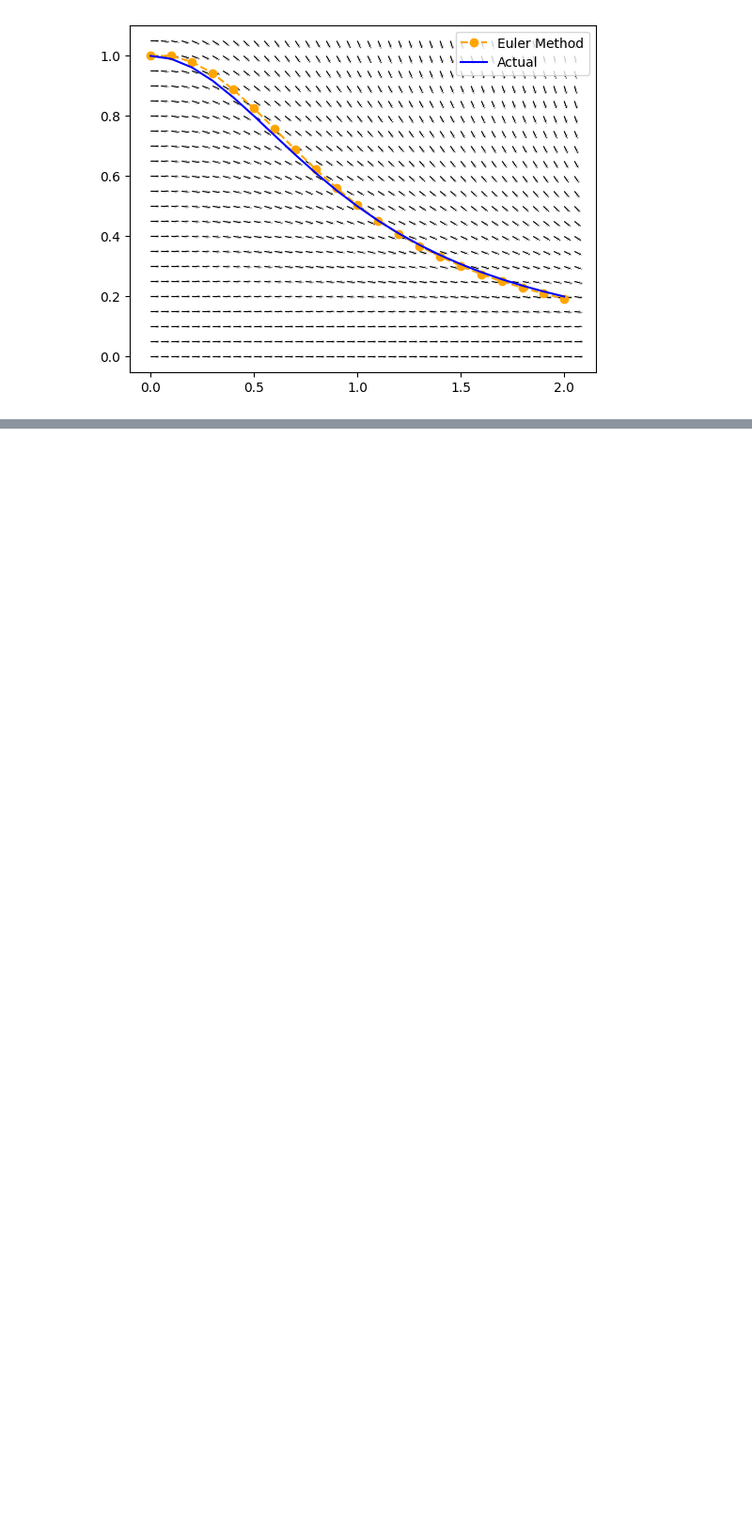
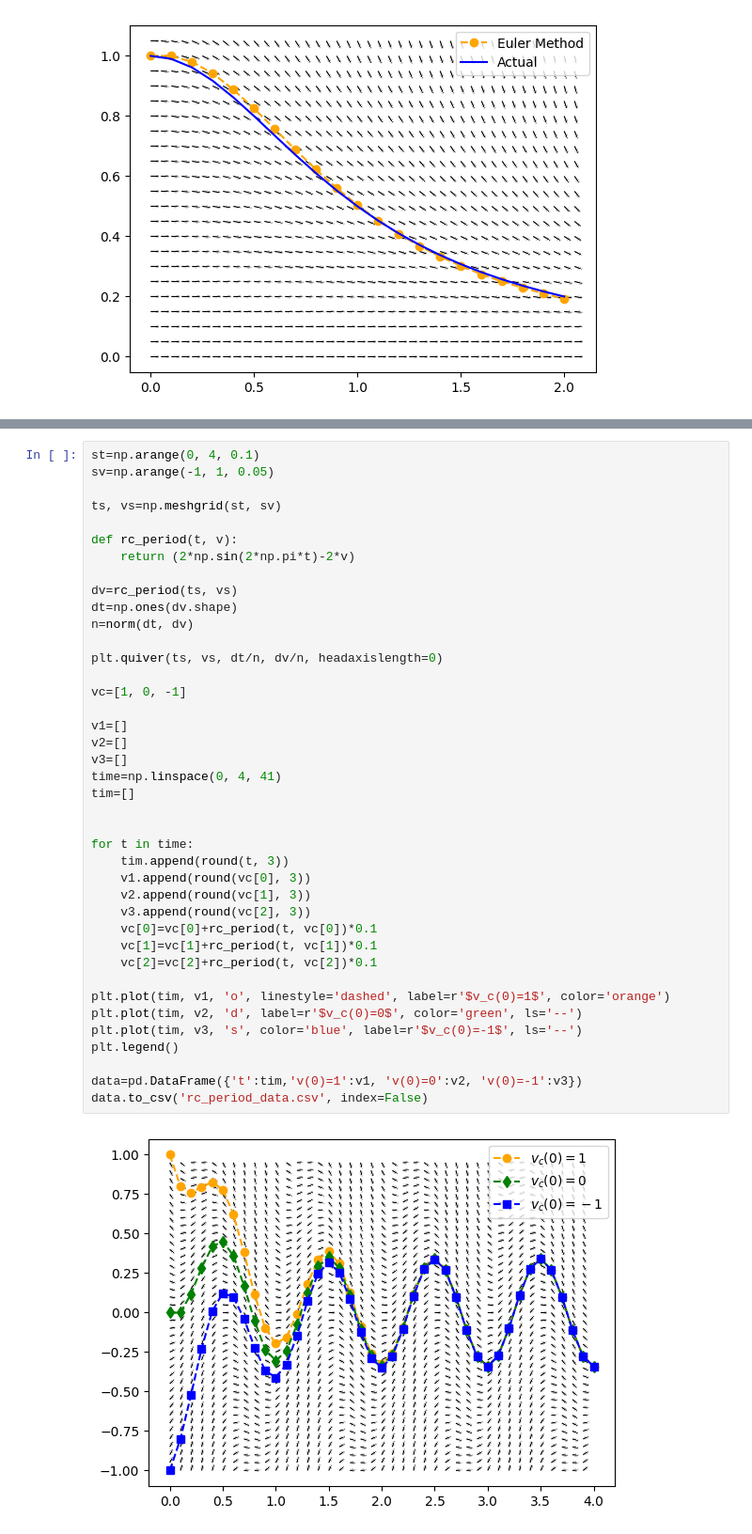
Before and after one commit to FatAnorexic/Math-and-Physics, a Jupyter notebook: diffy_q/euler_methods/examples_practic.ipynb, the cells around one changed output, grey strips where cells are left out. Shown at 94% size. Saved outputs shown, nothing was run; the diff lists cells and outputs as text; blank space fills up the shorter version.

```diff
--- a/diffy_q/euler_methods/examples_practic.ipynb
+++ b/diffy_q/euler_methods/examples_practic.ipynb
@@ -159,0 +172,42 @@ data.to_csv('ex2_data.csv', index=False)
+# %%
+st=np.arange(0, 4, 0.1)
+sv=np.arange(-1, 1, 0.05)
+
+ts, vs=np.meshgrid(st, sv)
+
+def rc_period(t, v):
+    return (2*np.sin(2*np.pi*t)-2*v)
+
+dv=rc_period(ts, vs)
+dt=np.ones(dv.shape)
+n=norm(dt, dv)
+
+plt.quiver(ts, vs, dt/n, dv/n, headaxislength=0)
+
+vc=[1, 0, -1]
+
+v1=[]
+v2=[]
+v3=[]
+time=np.linspace(0, 4, 41)
+tim=[]
+
+
+for t in time:
+    tim.append(round(t, 3))
+    v1.append(round(vc[0], 3))
+    v2.append(round(vc[1], 3))
+    v3.append(round(vc[2], 3))
+    vc[0]=vc[0]+rc_period(t, vc[0])*0.1
+    vc[1]=vc[1]+rc_period(t, vc[1])*0.1
+    vc[2]=vc[2]+rc_period(t, vc[2])*0.1
+
+plt.plot(tim, v1, 'o', linestyle='dashed', label=r'$v_c(0)=1$', color='orange')
+plt.plot(tim, v2, 'd', label=r'$v_c(0)=0$', color='green', ls='--')
+plt.plot(tim, v3, 's', color='blue', label=r'$v_c(0)=-1$', ls='--')
+plt.legend()
+
+data=pd.DataFrame({'t':tim,'v(0)=1':v1, 'v(0)=0':v2, 'v(0)=-1':v3})
+data.to_csv('rc_period_data.csv', index=False)
+# %% [output]
+[figure, added]
```
Also changed, not shown: parts of 1 cell of this notebook.
